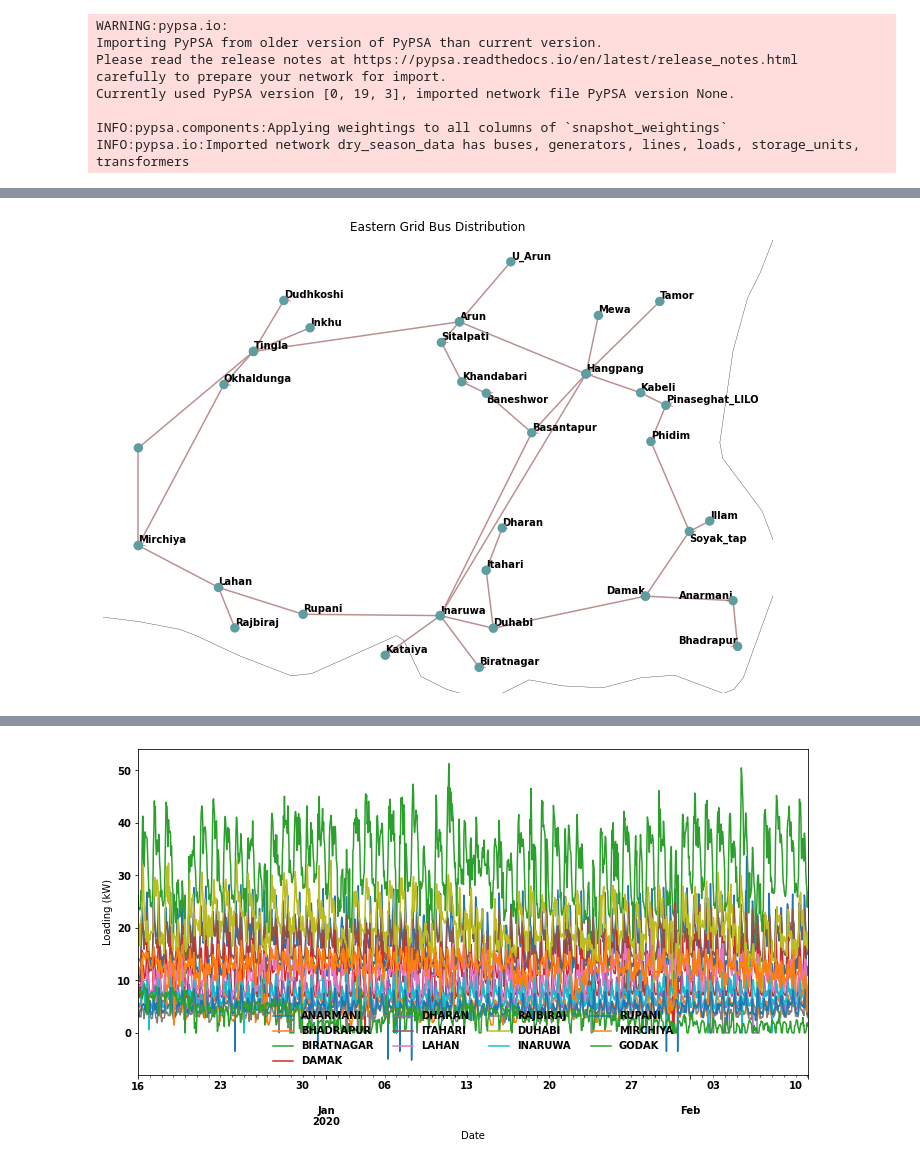
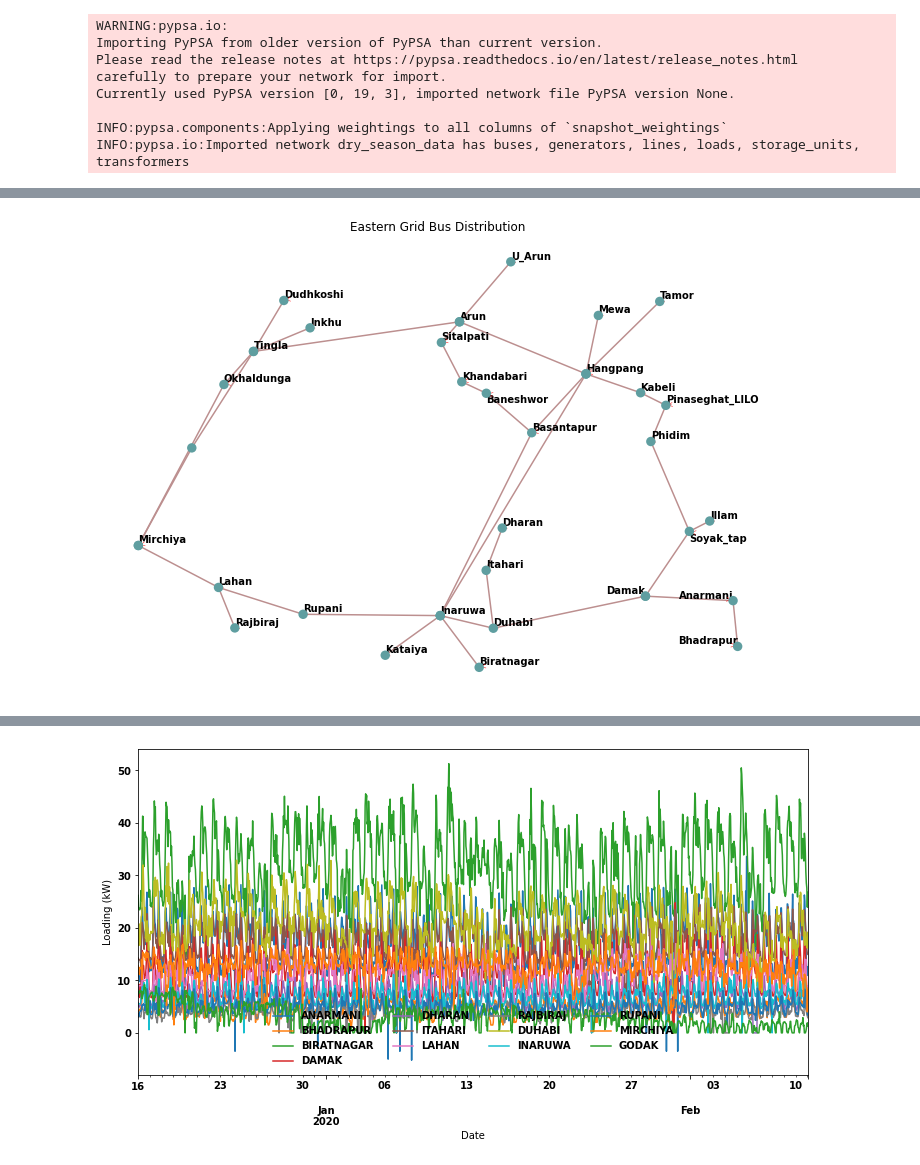
Before and after one commit to deependran7/grid_optimization, a Jupyter notebook: Optimal_power_flow_bus.ipynb, the cells around one changed output, grey strips where cells are left out. Cells and saved outputs as stored; diff of their text form; code cells hidden in the pictures.

```diff
--- a/Optimal_power_flow_bus.ipynb
+++ b/Optimal_power_flow_bus.ipynb
@@ -73,7 +86,7 @@ def Show_text():
 
     adjust_text(texts, only_move={'points':'y', 'texts':'y'}, arrowprops=dict(arrowstyle="->", color='r', lw=0.5))
 # %%
-fig,ax = plt.subplots(subplot_kw={"projection":ccrs.PlateCarree()}, figsize=(12,12))
+fig,ax = plt.subplots( figsize=(12,12))
 
 network.plot(bus_sizes=0.0002,ax=ax,title="Eastern Grid Bus Distribution")
 
@@ -86,4 +100,4 @@ plt.show()
-[figure, old version]
+[figure, new version]
 # %%
 #Performing non-linear PF on results of LOPF, performs power flow for every hour
 #info = network.pf()
```
Also changed, not shown: parts of 12 cells of this notebook, 8 other files.
